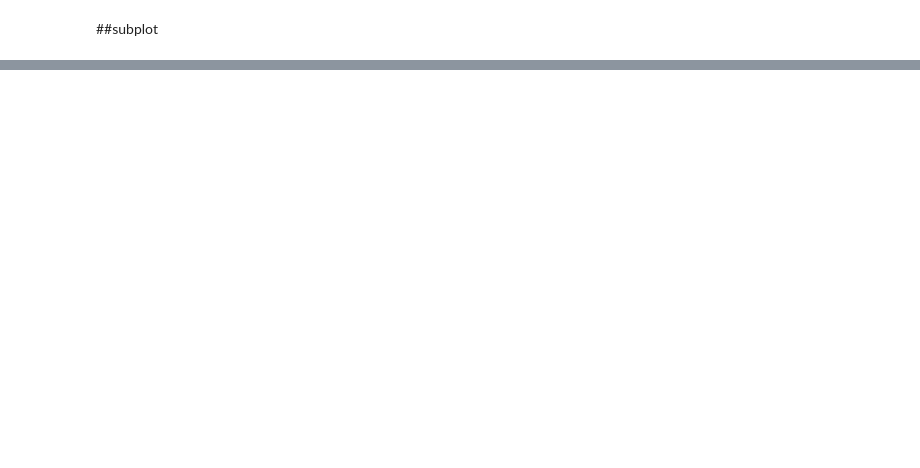
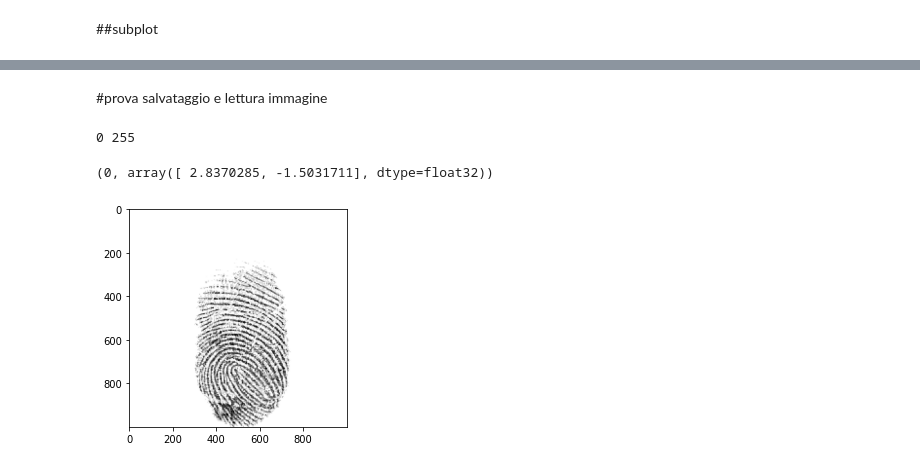
Before and after one commit to umbertogagl97/Tesi, a Jupyter notebook: Impronte/AttaccoScanner/Attacco_PGD.ipynb, the cells around one changed output, grey strips where cells are left out. Cells and saved outputs as stored; diff of their text form; code cells hidden in the pictures; blank space fills up the shorter version.

```diff
--- a/Impronte/AttaccoScanner/Attacco_PGD.ipynb
+++ b/Impronte/AttaccoScanner/Attacco_PGD.ipynb
@@ -1285,0 +1303,13 @@ IMMAGINE  5
+# %% [markdown]
+#prova salvataggio e lettura immagine
+# %%
+from PIL import Image
+arr_init=np.array(x_print_adv[2]).transpose(1,2,0)
+print(np.min(arr_init),np.max(arr_init))
+plt.imsave('prova.bmp',arr_init)
+plt.imshow(arr_init)
+test_average_value(classifier,torch.Tensor(x_print_adv[2]).unsqueeze_(0).type(torch.uint8))
+# %% [output]
+0 255
+(0, array([ 2.8370285, -1.5031711], dtype=float32))
+[figure, added]
```
Also changed, not shown: parts of 44 cells of this notebook.
